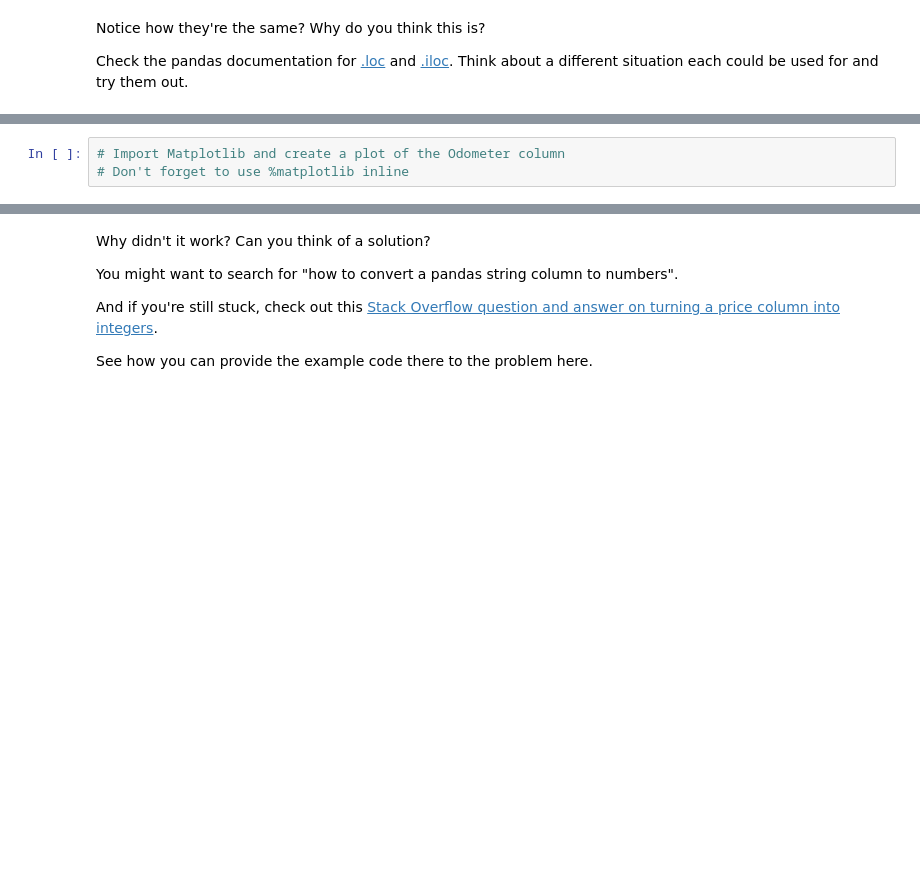
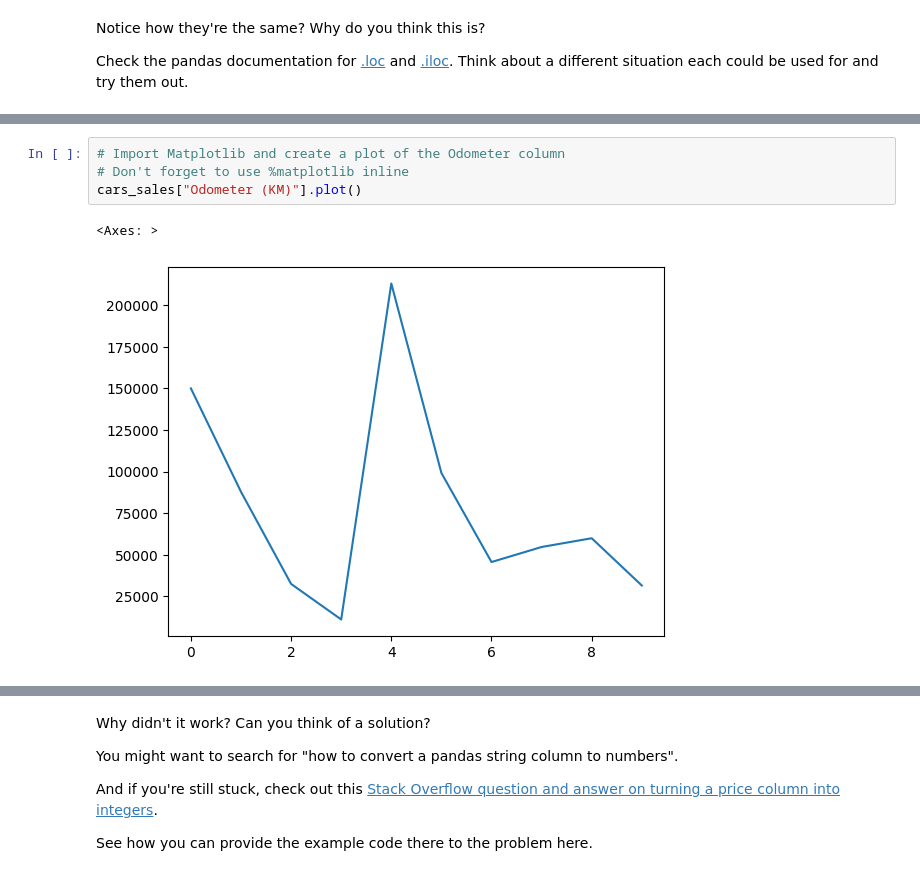
Before and after one commit to faouziha/MLex1_pandas, a Jupyter notebook: section-2-data-science-and-ml-tools/pandas-exercises.ipynb, the cells around one changed output, grey strips where cells are left out. Cells and saved outputs as stored; diff of their text form; blank space fills up the shorter version.

```diff
--- a/section-2-data-science-and-ml-tools/pandas-exercises.ipynb
+++ b/section-2-data-science-and-ml-tools/pandas-exercises.ipynb
@@ -143,5 +238,9 @@ Check the pandas documentation for [.loc](https://pandas.pydata.org/pandas-docs/
 # %%
 # Import Matplotlib and create a plot of the Odometer column
 # Don't forget to use %matplotlib inline
+cars_sales["Odometer (KM)"].plot()
+# %% [output]
+<Axes: >
+[figure, added]
 # %%
 # Create a histogram of the Odometer column using hist()
```
Also changed, not shown: parts of 17 cells of this notebook.
